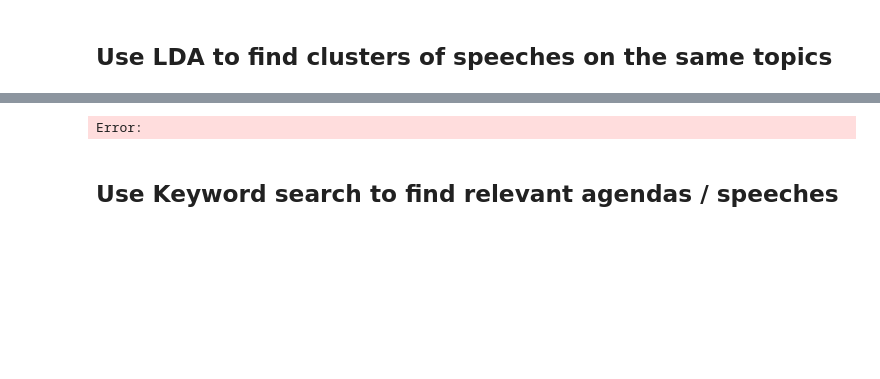
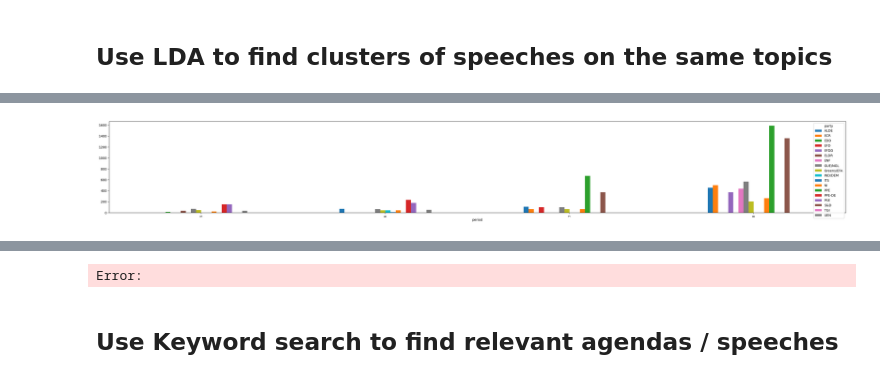
Before and after one commit to derkleinejakob/dataliteracy25, a Jupyter notebook: filter_data.ipynb, the cells around one changed output, grey strips where cells are left out. Saved outputs shown, nothing was run; the diff lists cells and outputs as text; code cells hidden in the pictures; blank space fills up the shorter version.

```diff
--- a/filter_data.ipynb
+++ b/filter_data.ipynb
@@ -158,0 +267,4 @@ def count_topic_assignments(corpus_topics, topic_id, prob_threshold=0.0):
+# %%
+# append topic probabilities to df_party_members
+df_topics = pd.concat([df_party_members.reset_index(drop=True), topic_prob_df], axis=1)
+df_topics.head()
@@ -180,0 +367,32 @@ df_assigned_topic_most_probable = df_party_members.iloc[assigned_subset]
+# %%
+from IPython.display import display
+import textwrap
+
+# # get samples of speeches assigned to migration topic with 0.3 probability threshold with lowest average probability
+# df_assigned_topic_most_probable = df_party_members.iloc[assigned_subset]
+# df_assigned_topic_most_probable["assigned_topic_probability"] = df_assigned_topic_most_probable.apply(
+#     lambda s: dict(corpus_topics[s.name]).get(26, 0.0), axis=1
+# )
+# # only keep speeches with assigned_topic_probability above 0.3
+# df_assigned_topic_most_probable = df_assigned_topic_most_probable[
+#     df_assigned_topic_most_probable["assigned_topic_probability"] >= 0.7
+# ].reset_index(drop=True)
+
+df_assigned_topic_most_probable = df_migration[df_migration["assigned_topic_probability"] >= 0.7].reset_index(drop=True)
+
+df_assigned_topic_most_probable = df_assigned_topic_most_probable.sort_values(by="assigned_topic_probability")
+def _truncate_and_wrap(text, max_chars=500, wrap_width=120):
+    if not isinstance(text, str):
+        return ""
+    s = " ".join(text.split())  # collapse whitespace/newlines
+    if len(s) > max_chars:
+        s = s[:max_chars].rstrip() + "..."
+    return textwrap.fill(s, width=wrap_width)
+
+cols = ["year", "party", "speaker", "assigned_topic_probability", "translatedText"]
+sample = df_assigned_topic_most_probable.loc[:, cols].head(20).reset_index()
+
+for _, row in sample.iterrows():
+    print(f"[idx={row['index']}] {row['year']} | {row['party']} | {row['speaker']} | prob={row['assigned_topic_probability']:.3f}")
+    print(_truncate_and_wrap(row["translatedText"], max_chars=800, wrap_width=120))
+    print("-" * 120)
@@ -191,3 +430,14 @@ plt.yscale("log")
+# %%
+# same plot by legislative period
+n_per_legislative_period = df_assigned_topic_most_probable.groupby(["period", "party"]).size().unstack()
+
+ax = n_per_legislative_period.plot(kind="bar", stacked=False, figsize=(40, 5))
+# shortened_labels = [l[:50]+"..." if len(l) > 50 else l for l in [lb.get_text() for lb in ax.get_xticklabels()]]
+# _ = ax.set_xticklabels(shortened_labels)
+# ax.set_ybound(upper=400)
+# ax.set_yscale("log")
+# %% [output]
+[figure, added]
 # %%
 n_per_agenda = df_assigned_topic_most_probable.groupby(["uq_agenda"]).size()
 # %%
```
Also changed, not shown: parts of 25 cells of this notebook.
